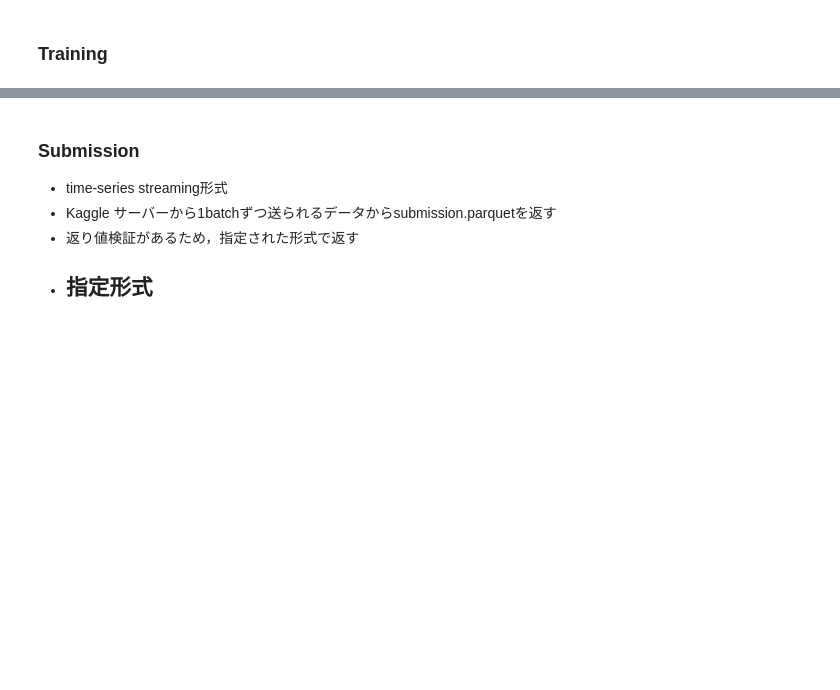
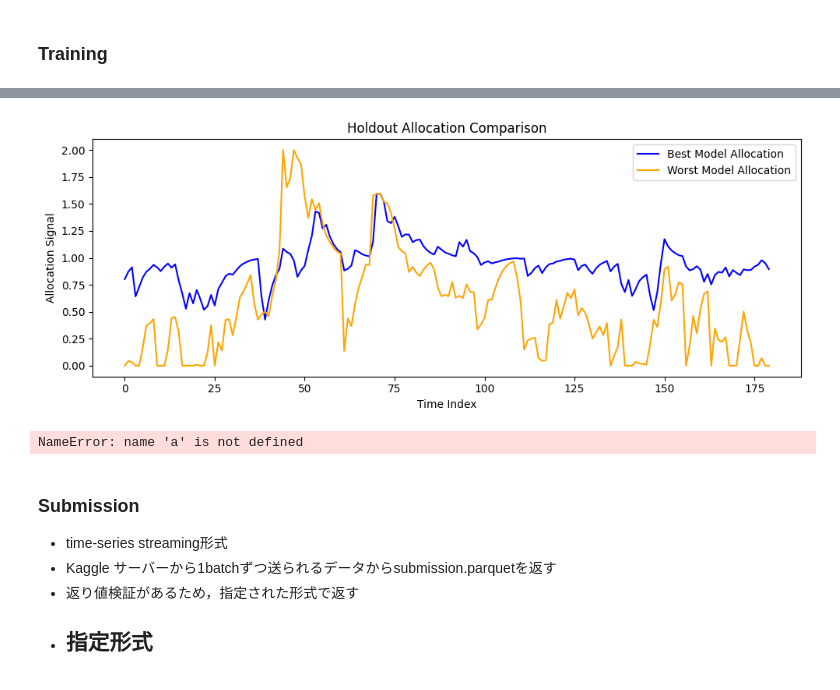
Before and after one commit to masa1357/Kaggle_Hull-Tactical---Market-Prediction, a Jupyter notebook: submit.ipynb, the cells around one changed output, grey strips where cells are left out. Drawn from its saved outputs; the diff is of its cells as text; code cells hidden in the pictures; blank space fills up the shorter version.

```diff
--- a/submit.ipynb
+++ b/submit.ipynb
@@ -805,3 +1061,31 @@ z-calib: b=1.087e-03, T=2.132e-02, M_SOFT=2.421, T_SOFT=0.90
+# %%
+# best_strategy, worst_strategyの配分を可視化
+plt.figure(figsize=(10, 4))
+plt.plot(
+    best_strategy["prediction"],
+    label="Best Model Allocation",
+    color="blue",
+    linestyle="-",
+)
+plt.plot(
+    worst_strategy["prediction"],
+    label="Worst Model Allocation",
+    color="orange",
+    linestyle="-",
+)
+plt.title("Holdout Allocation Comparison")
+plt.xlabel("Time Index")
+plt.ylabel("Allocation Signal")
+plt.legend()
+plt.tight_layout()
+plt.show()
+# %% [output]
+[figure, added]
+# %%
+## kaggleじゃないなら実行を終了
+os._exit(0)
+# %% [output]
+NameError: name 'a' is not defined
 # %% [markdown]
 ### Submission
 - time-series streaming形式
```
Also changed, not shown: parts of 9 cells of this notebook, 7 other files.
